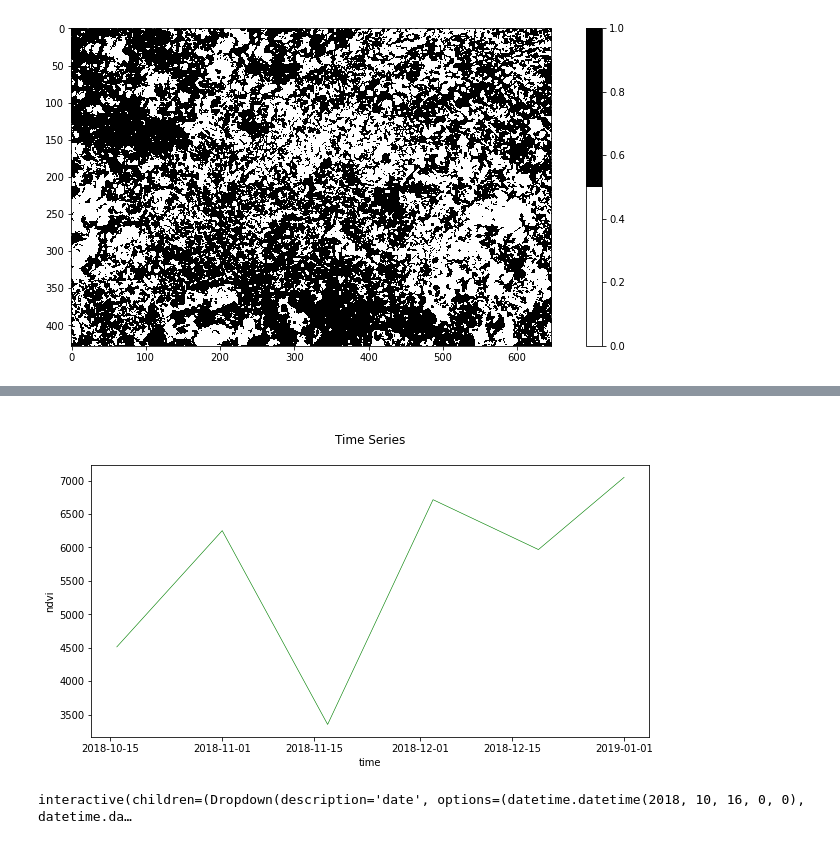
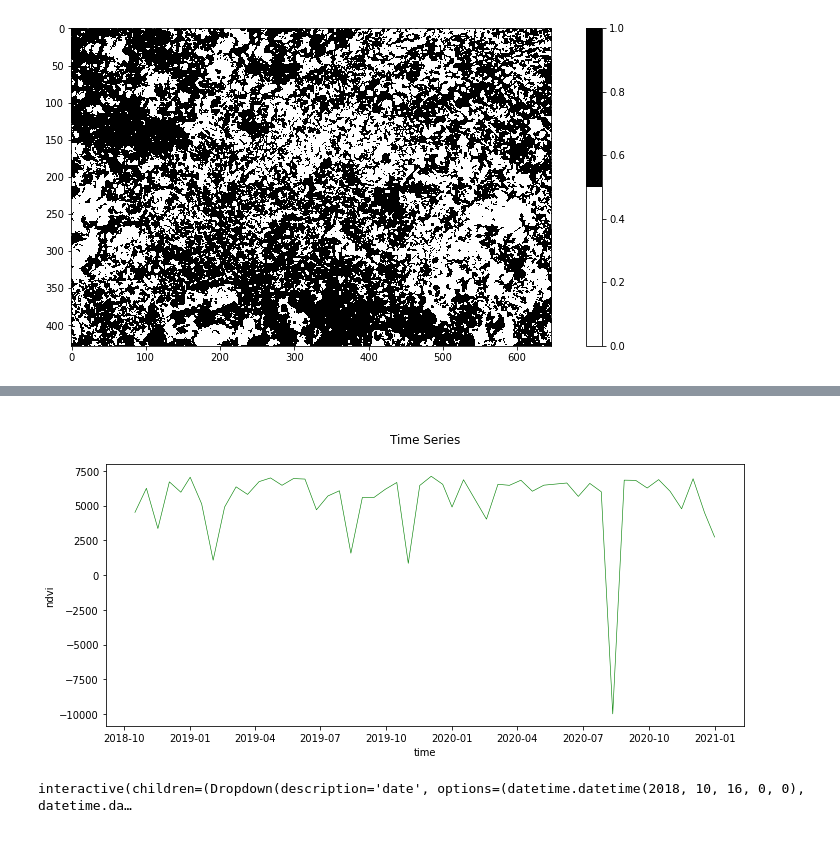
Before and after one commit to AbnerErnaniADSFatec/in-prog-geo, a Jupyter notebook: prog-geo/api-eodc-testes/EOCubeTests.ipynb, the cells around one changed output, grey strips where cells are left out. Saved outputs shown, nothing was run; the diff lists cells and outputs as text; code cells hidden in the pictures.

```diff
--- a/prog-geo/api-eodc-testes/EOCubeTests.ipynb
+++ b/prog-geo/api-eodc-testes/EOCubeTests.ipynb
@@ -36,7 +36,7 @@ Timeline
 # %%
 %%time
 # https://www.keene.edu/campus/maps/tool/
-bbox = [-46.4879608, -23.4298590, -46.0917664, -23.6891758]
+bbox = [-45.6365204, -23.4821411, -45.3680420, -23.6803724]
 
 eocube_service = DataCube(
     collections=["CB4_64_16D_STK-1"],
@@ -100,7 +103,8 @@ plt.show()
 # %%
 %%time
 time_series = eocube_service.getTimeSeries(
-    band='ndvi', lon=-46.2411118, lat=-23.5674487, start_date='2018-01-01', end_date='2019-01-01'
+    band='ndvi', lon=-46.2411118, lat=-23.5674487,
+    # start_date='2018-01-01', end_date='2019-01-01'
 )
 time_series
 # %% [output]
@@ -116,13 +125,14 @@ Attributes:
 # %%
 x = time_series.time
 y = time_series
 
 plt.figure(figsize=(10,5))
 plt.title(f"\nTime Series\n")
 plt.xlabel('time')
 plt.ylabel('ndvi')
 plt.plot(x, y, color="green", linewidth=0.6)
+plt.tight_layout()
 plt.show()
 # %% [output]
-[figure, old version]
+[figure, new version]
 # %%
```
Also changed, not shown: parts of 6 cells of this notebook, 1 other file.
